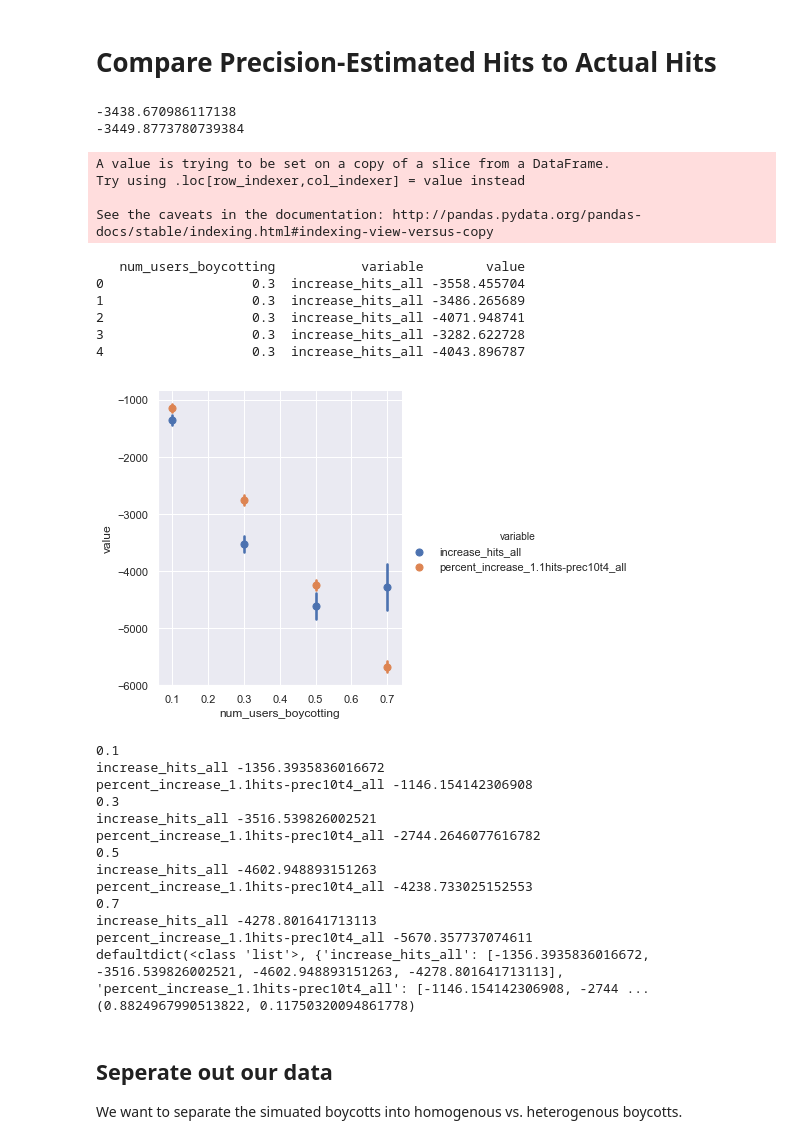
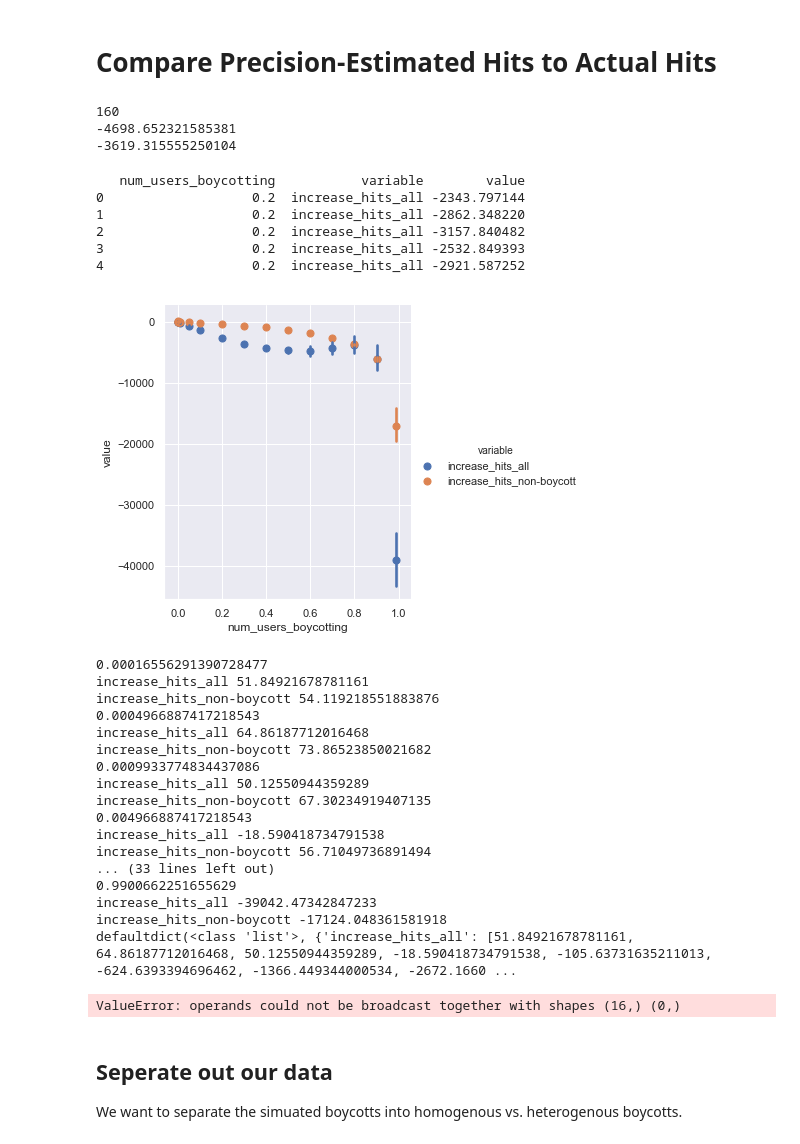
Before and after one commit to nickmvincent/surprise_sandbox, a Jupyter notebook: data_boycotts_and_strikes.ipynb, the cells around one changed output. Saved outputs shown, nothing was run; the diff lists cells and outputs as text; code cells hidden in the pictures.

```diff
--- a/data_boycotts_and_strikes.ipynb
+++ b/data_boycotts_and_strikes.ipynb
@@ -348,43 +348,46 @@ tph 1384930
 # %% [markdown]
 # Compare Precision-Estimated Hits to Actual Hits
 # %%
-hits_df = df_1m[df_1m.indices == '1-to-50']
+hits_df = df_1m.copy()
+hits_df = hits_df[~hits_df.hits_all.isna()]
+print(len(hits_df.index))
 hits_df['increase_hits_all'] *= num_users['ml-1m']
+hits_df['increase_hits_non-boycott'] *= num_users['ml-1m']
 print(hits_df['increase_hits_all'].mean())
 print(hits_df['percent_increase_1.1hits-prec10t4_all'].mean())
 # %% [output]
--3438.670986117138
--3449.8773780739384
+160
+-4698.652321585381
+-3619.315555250104
-A value is trying to be set on a copy of a slice from a DataFrame.
-Try using .loc[row_indexer,col_indexer] = value instead
-
-See the caveats in the documentation: http://pandas.pydata.org/pandas-docs/stable/indexing.html#indexing-view-versus-copy
 # %%
 hits_df = hits_df[[
-    'num_users_boycotting', 'increase_hits_all',
-    'percent_increase_1.1hits-prec10t4_all'
+    'num_users_boycotting',
+    'increase_hits_all',
+    #'percent_increase_1.1hits-prec10t4_all'
+    'increase_hits_non-boycott',
+    #'increase_hits_boycott',
 ]].melt(id_vars='num_users_boycotting')
 print(hits_df.head())
 
 # for k in hits_df.num_users_boycotting:
 #     print(k)
 #     matches_from_hits = hits_df[hits_df.num_users_boycotting == k]
 #     matches_from_orig = samples_df_1m[hits_df.num_users_boycotting == k]
 
 sns.lmplot(
         x="num_users_boycotting", y="value", hue='variable', data=hits_df,
         fit_reg=False,
         x_estimator=np.mean, ci=99,
     )
 plt.show()
 # %% [output]
    num_users_boycotting           variable        value
-0                   0.3  increase_hits_all -3558.455704
-1                   0.3  increase_hits_all -3486.265689
-2                   0.3  increase_hits_all -4071.948741
-3                   0.3  increase_hits_all -3282.622728
-4                   0.3  increase_hits_all -4043.896787
+0                   0.2  increase_hits_all -2343.797144
+1                   0.2  increase_hits_all -2862.348220
+2                   0.2  increase_hits_all -3157.840482
+3                   0.2  increase_hits_all -2532.849393
+4                   0.2  increase_hits_all -2921.587252
-[figure, old version]
+[figure, new version]
 # %%
 from collections import defaultdict
 name2vals = defaultdict(list)
@@ -399,20 +402,24 @@ from scipy.stats import pearsonr
 
 print(pearsonr(name2vals['increase_hits_all'], name2vals['percent_increase_1.1hits-prec10t4_all']))
 # %% [output]
-0.1
-increase_hits_all -1356.3935836016672
-percent_increase_1.1hits-prec10t4_all -1146.154142306908
-0.3
-increase_hits_all -3516.539826002521
-percent_increase_1.1hits-prec10t4_all -2744.2646077616782
-0.5
-increase_hits_all -4602.948893151263
-percent_increase_1.1hits-prec10t4_all -4238.733025152553
-0.7
-increase_hits_all -4278.801641713113
-percent_increase_1.1hits-prec10t4_all -5670.357737074611
-defaultdict(<class 'list'>, {'increase_hits_all': [-1356.3935836016672, -3516.539826002521, -4602.948893151263, -4278.801641713113], 'percent_increase_1.1hits-prec10t4_all': [-1146.154142306908, -2744 ...
-(0.8824967990513822, 0.11750320094861778)
+0.00016556291390728477
+increase_hits_all 51.84921678781161
+increase_hits_non-boycott 54.119218551883876
+0.0004966887417218543
+increase_hits_all 64.86187712016468
+increase_hits_non-boycott 73.86523850021682
+0.0009933774834437086
+increase_hits_all 50.12550944359289
+increase_hits_non-boycott 67.30234919407135
+0.004966887417218543
+increase_hits_all -18.590418734791538
+increase_hits_non-boycott 56.71049736891494
+... (33 lines left out)
+0.9900662251655629
+increase_hits_all -39042.47342847233
+increase_hits_non-boycott -17124.048361581918
+defaultdict(<class 'list'>, {'increase_hits_all': [51.84921678781161, 64.86187712016468, 50.12550944359289, -18.590418734791538, -105.63731635211013, -624.6393394696462, -1366.449344000534, -2672.1660 ...
+ValueError: operands could not be broadcast together with shapes (16,) (0,)
 # %% [markdown]
 ## Seperate out our data
 We want to separate the simuated boycotts into homogenous vs. heterogenous boycotts.
```
Also changed, not shown: parts of 14 cells of this notebook, 5 other files.
